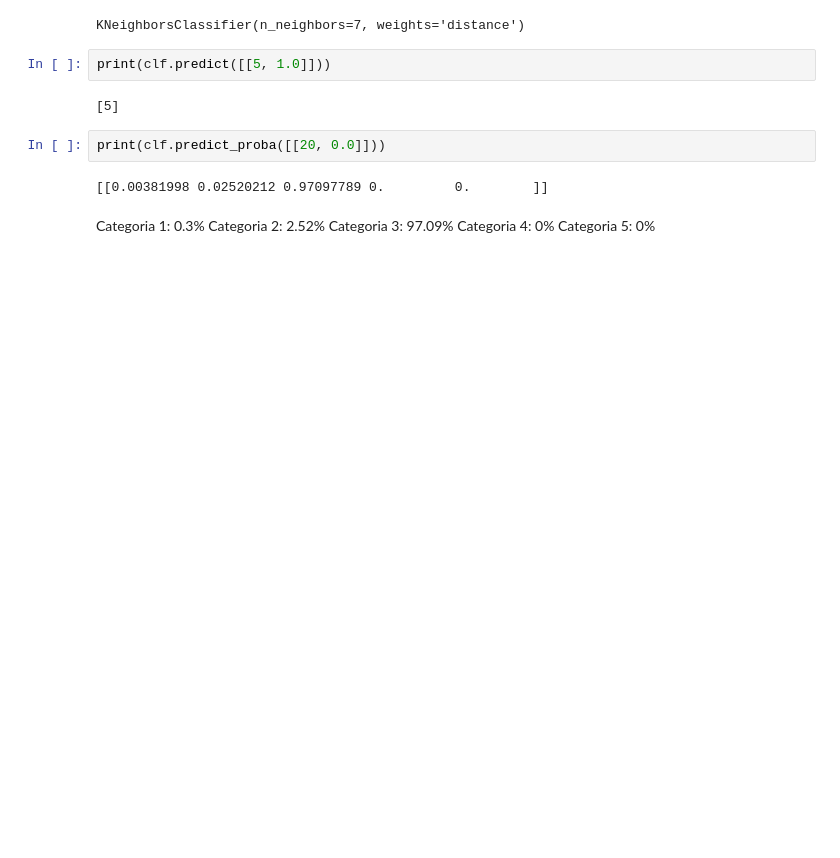
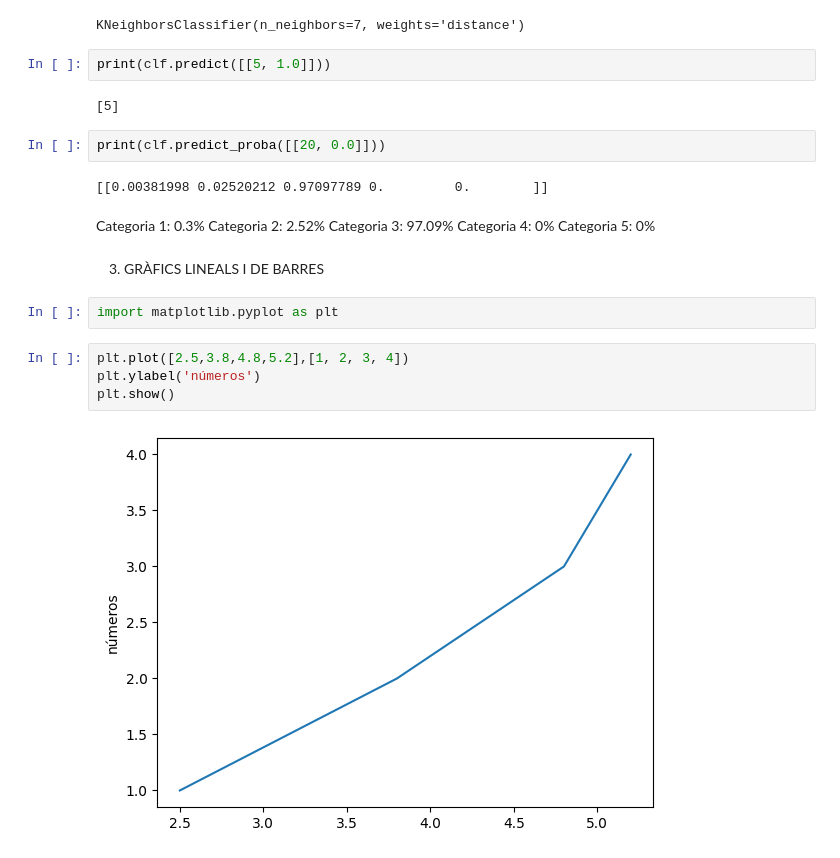
Before and after one commit to OYanez85/Introduccio_a_la_ciencia_de-Dades_Cibernarium, a Jupyter notebook: curs_233_2.3.ipynb, the cells around one changed output. Drawn from its saved outputs; the diff is of its cells as text; blank space fills up the shorter version.

```diff
--- a/curs_233_2.3.ipynb
+++ b/curs_233_2.3.ipynb
@@ -307,3 +307,13 @@ Categoria 2: 2.52%
 Categoria 3: 97.09%
 Categoria 4: 0%
 Categoria 5: 0%
+# %% [markdown]
+3. GRÀFICS LINEALS I DE BARRES
+# %%
+import matplotlib.pyplot as plt
+# %%
+plt.plot([2.5,3.8,4.8,5.2],[1, 2, 3, 4])
+plt.ylabel('números')
+plt.show()
+# %% [output]
+[figure, added]
```
Also changed, not shown: parts of 8 cells of this notebook, 1 other file.
